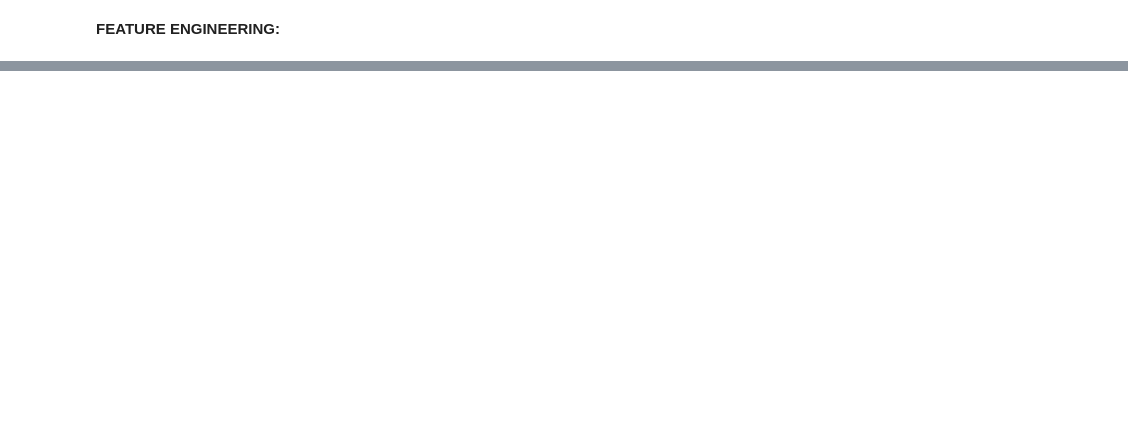
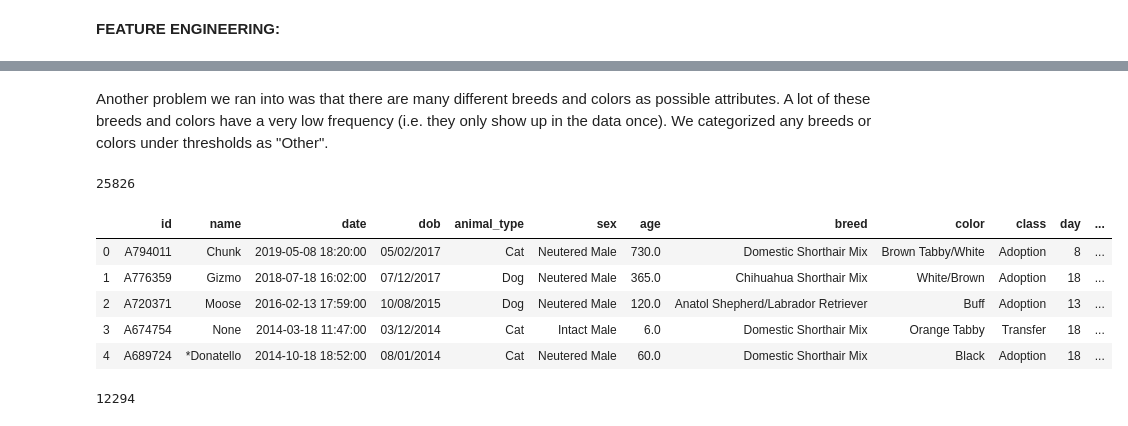
Before and after one commit to melanie-klock/data_analytics_proj, a Jupyter notebook: animal shelter analysis.ipynb, the cells around one changed output, grey strips where cells are left out. Cells and saved outputs as stored; diff of their text form; code cells hidden in the pictures; blank space fills up the shorter version.

```diff
--- a/animal shelter analysis.ipynb
+++ b/animal shelter analysis.ipynb
@@ -115,0 +224,6 @@ some interesting exploration ideas:<br>
+# %%
+#drop missing outcomes and drop outcome column
+print(clean_data['class'].isna().sum())
+clean_data = clean_data.dropna(subset = ['class'])
+clean_data = clean_data.drop(columns = ['outcome'])
+clean_data.shape
@@ -115,0 +235,8 @@ some interesting exploration ideas:<br>
+# %%
+import datetime as dt
+#separate date column into month, day, year, day of the week, and time.
+clean_data['day'] = clean_data.date.dt.day
+clean_data['month'] = clean_data.date.dt.month
+clean_data['year'] = clean_data.date.dt.year
+clean_data['time'] = clean_data.date.dt.time
+clean_data['weekday'] = clean_data.date.dt.weekday
@@ -115,0 +252,21 @@ some interesting exploration ideas:<br>
+# %% [markdown]
+Another problem we ran into was that there are many different breeds and colors as possible attributes. A lot of these breeds and colors have a very low frequency (i.e. they only show up in the data once). We categorized any breeds or colors under thresholds as "Other".
+# %%
+#threshold for breeds, if under threshold --> "Other". threshold here is top 30!
+top_breeds = breeds.iloc[:50]
+top_breeds.columns = ['topbreed', 'count']
+breed_updated_data = pd.merge(clean_data, top_breeds, how = 'left', left_on = 'breed', right_on = 'topbreed')
+# %%
+print(breed_updated_data.topbreed.isna().sum())
+breed_updated_data.topbreed = breed_updated_data.topbreed.fillna(value = 'Other')
+# %% [output]
+25826
+# %%
+breed_updated_data.head()
+# %% [output]
+|  | id | name | date | dob | animal_type | sex | age | breed | color | class | day | ... |
+| 0 | A794011 | Chunk | 2019-05-08 18:20:00 | 05/02/2017 | Cat | Neutered Male | 730.0 | Domestic Shorthair Mix | Brown Tabby/White | Adoption | 8 | ... |
+| 1 | A776359 | Gizmo | 2018-07-18 16:02:00 | 07/12/2017 | Dog | Neutered Male | 365.0 | Chihuahua Shorthair Mix | White/Brown | Adoption | 18 | ... |
+| 2 | A720371 | Moose | 2016-02-13 17:59:00 | 10/08/2015 | Dog | Neutered Male | 120.0 | Anatol Shepherd/Labrador Retriever | Buff | Adoption | 13 | ... |
+| 3 | A674754 | None | 2014-03-18 11:47:00 | 03/12/2014 | Cat | Intact Male | 6.0 | Domestic Shorthair Mix | Orange Tabby | Transfer | 18 | ... |
+| 4 | A689724 | *Donatello | 2014-10-18 18:52:00 | 08/01/2014 | Cat | Neutered Male | 60.0 | Domestic Shorthair Mix | Black | Adoption | 18 | ... |
@@ -115,0 +281,5 @@ some interesting exploration ideas:<br>
+# %%
+print(color_updated_data.topcolor.isna().sum())
+color_updated_data.topcolor = color_updated_data.topcolor.fillna(value = 'Other')
+# %% [output]
+12294
```
Also changed, not shown: parts of 46 cells of this notebook.
